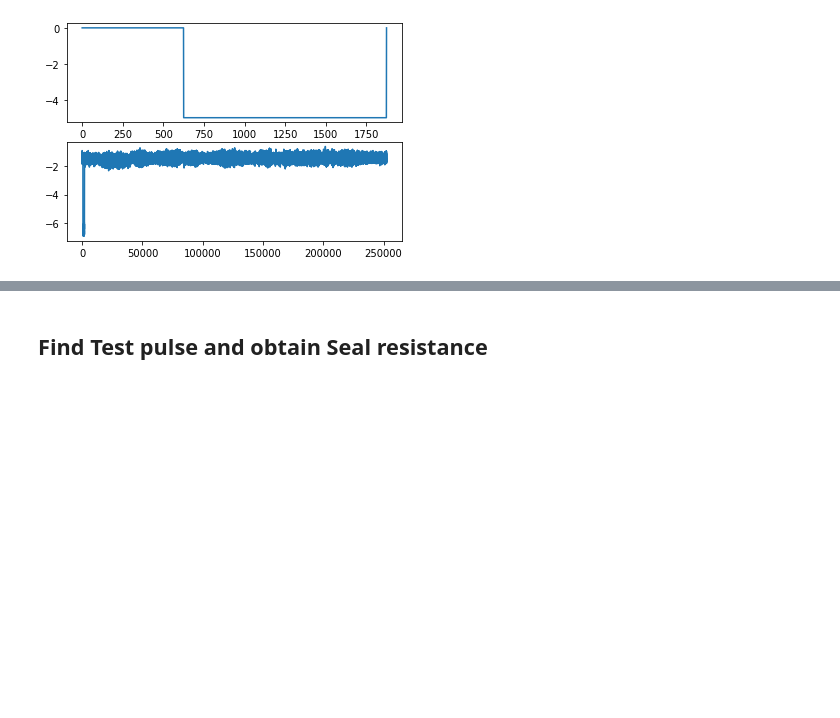
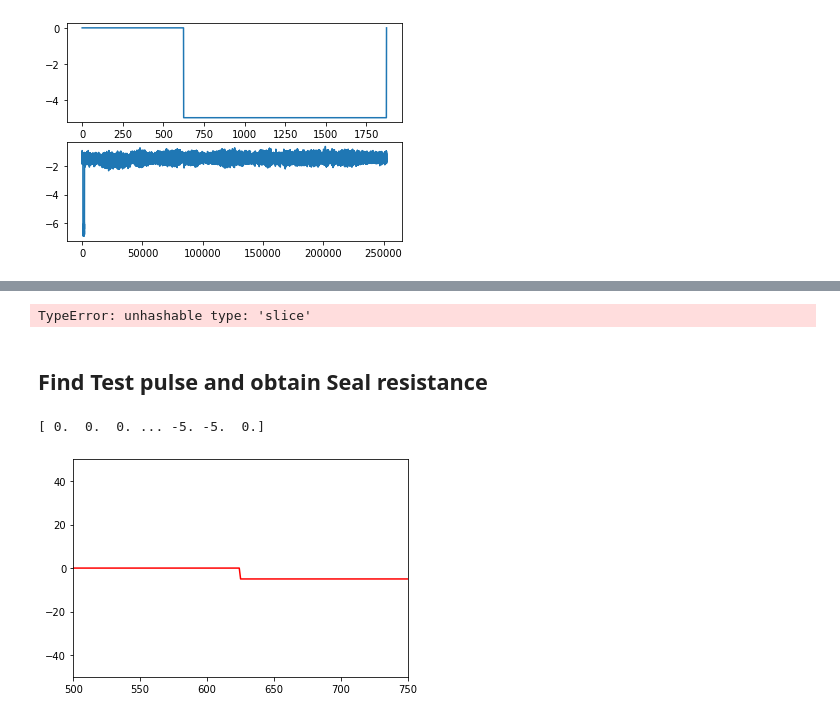
Before and after one commit to opavon/PAG_ephys_analysis, a Jupyter notebook: loose_seal/testpulse_Rseal_develop.ipynb, the cells around one changed output, grey strips where cells are left out. Cells and saved outputs as stored; diff of their text form; code cells hidden in the pictures; blank space fills up the shorter version.

```diff
--- a/loose_seal/testpulse_Rseal_develop.ipynb
+++ b/loose_seal/testpulse_Rseal_develop.ipynb
@@ -69,2 +170,20 @@ plt.show()
+# %%
+c = np.array(channels_data_frame.at['Channel A', :])
+print(b)
+d = np.concatenate(c)
+plt.plot(d, 'r')
+plt.axis([0, len(d), -500, 100])
+plt.show()
+# %% [output]
+TypeError: unhashable type: 'slice'
 # %% [markdown]
 ## Find Test pulse and obtain Seal resistance
+# %%
+sweep = np.array(channels_data_frame.at['Output A', '7']) # compare peaks from output A and channel A
+print(sweep)
+plt.plot(sweep, 'r')
+plt.axis([500, 750, -50, 50])
+plt.show()
+# %% [output]
+[ 0.  0.  0. ... -5. -5.  0.]
+[figure, added]
```
Also changed, not shown: parts of 9 cells of this notebook.
